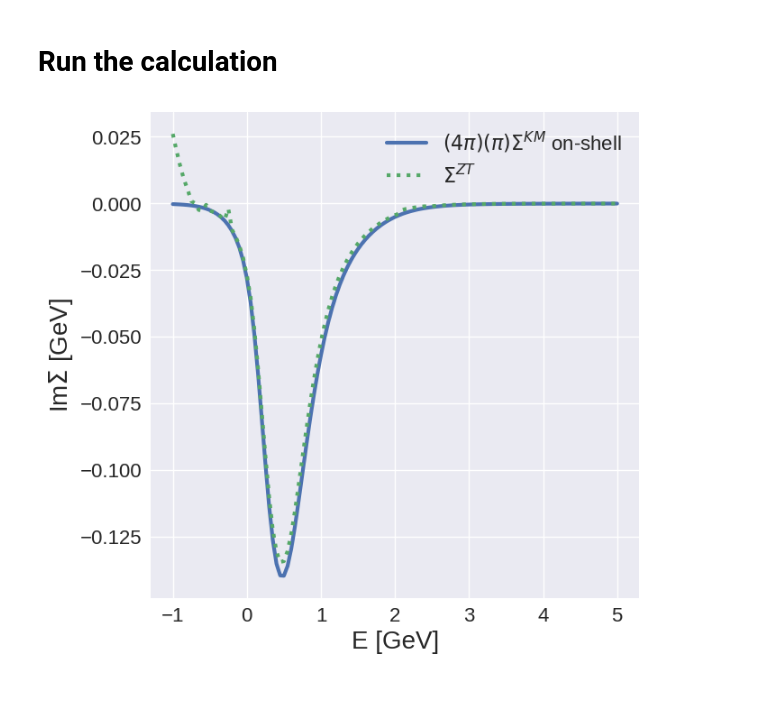
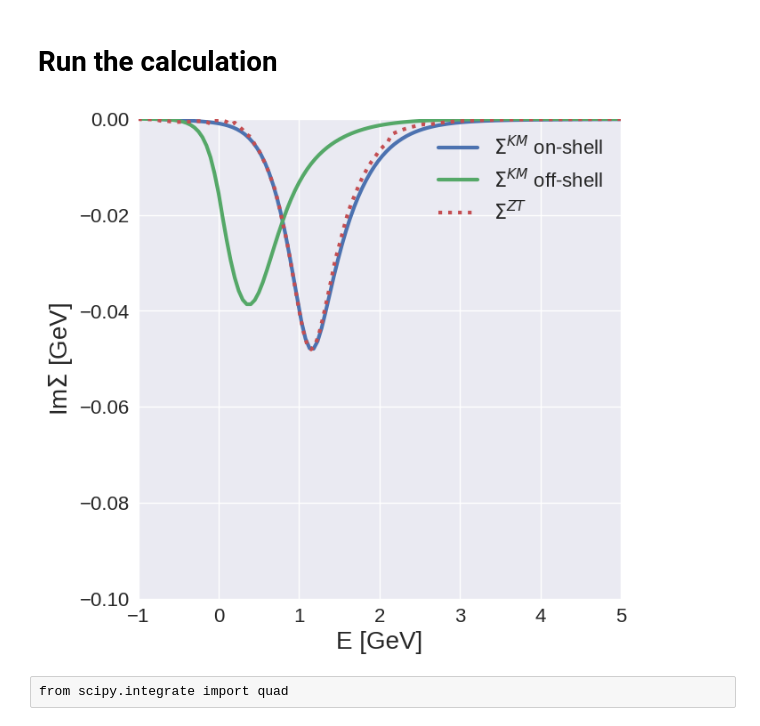
Before and after one commit to k-maslov/TMQGP, a Jupyter notebook: FromZhanduo/Untitled.ipynb, the cells around one changed output. Drawn from its saved outputs; the diff is of its cells as text; code cells hidden in the pictures; blank space fills up the shorter version.

```diff
--- a/FromZhanduo/Untitled.ipynb
+++ b/FromZhanduo/Untitled.ipynb
@@ -142,24 +146,29 @@ iReT = tm.Interpolator2D(qrange_T, erange_T, reT)
 # %%
 iRho = tm.Interpolator2D(qrange_SF, erange_SF, df_vals)
 # %%
-# res = array([tm.sigma_ff(e, 0, 0.194, iImT, iRho) for e in erange_SF])
-res = array([tm.E_integral_cm(e, 0, 0.194, iImT, iRho) for e in erange_SF])
+res = array([tm.sigma_ff(e, 0, 0.194, iImT, iRho) for e in erange_SF])
+# res = array([tm.E_integral(e, 0, 0.194, iImT, iRho) for e in erange_SF])
 # %%
 eps1 = tm.Interpolator(qrange_SF, sqrt(0.57**2 + qrange_SF**2), 'linear')
 eps2 = tm.Interpolator(qrange_SF, sqrt(0.57**2 + qrange_SF**2), 'linear')
+# %%
+erange = linspace(-5, 5, 200)
 # %%
-res_onshell = array([tm.sigma_ff_onshell(e, 0, 0.194, iImT, iRho,
+res_onshell = array([tm.sigma_ff_onshell(e, 1, 0.194, iImT, iRho,
                                         eps1, eps2)
-                     for e in erange_SF])
+                     for e in erange])
 # %%
-# plt.plot(erange_SF, 4*pi*2*pi*res/6*4, label=r'$(4\pi)(2\pi) \Sigma^{KM}$')
-plt.plot(erange_SF, 4*pi*pi*res_onshell/6*4, label=r'$(4\pi)(\pi) \Sigma^{KM}$ on-shell')
-plt.plot(erange_SF, df_Im_vals[:, 0], ls=':', label=r'$\Sigma^{ZT}$')
+# plt.plot(erange_SF, 2*4*pi*2*pi*res/6*4, label=r'$(4\pi)(2\pi) \Sigma^{KM}$', ls='--')
+plt.plot(erange, 3*4*pi*res_onshell/6*4, label=r'$\Sigma^{KM}$ on-shell')
+plt.plot(erange_SF, 4*pi*res/6*4, label=r'$\Sigma^{KM}$ off-shell')
+plt.plot(erange_SF, df_Im_vals[:, 20], ls=':', label=r'$\Sigma^{ZT}$')
 plt.legend()
 
 plt.xlabel('E [GeV]')
 plt.ylabel(r'Im$\Sigma$ [GeV]')
 
-plt.savefig('sigma_ff_compare_single.pdf', bbox_inches='tight')
+plt.xlim(-1, 5)
+plt.ylim( -0.1, 0)
+plt.savefig('sigma_ff_compare_3x.pdf', bbox_inches='tight')
 # %% [output]
-[figure, old version]
+[figure, new version]
@@ -168,3 +175,5 @@ from scipy.integrate import quad
+# %% [raw]
+from scipy.integrate import quad
 # %%
 quad(lambda z: iRho(0, z), -1, 3)
 # %% [output]
```
Also changed, not shown: parts of 4 cells of this notebook, 4 other files.
